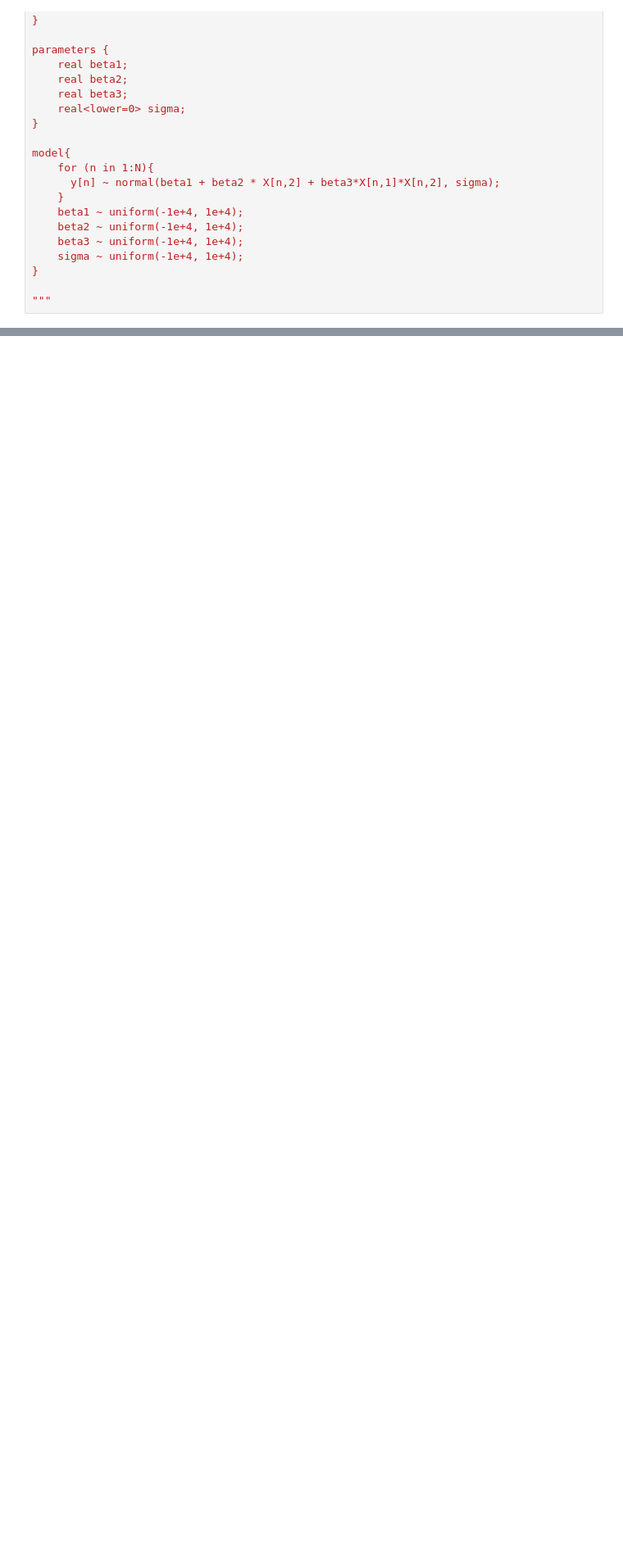
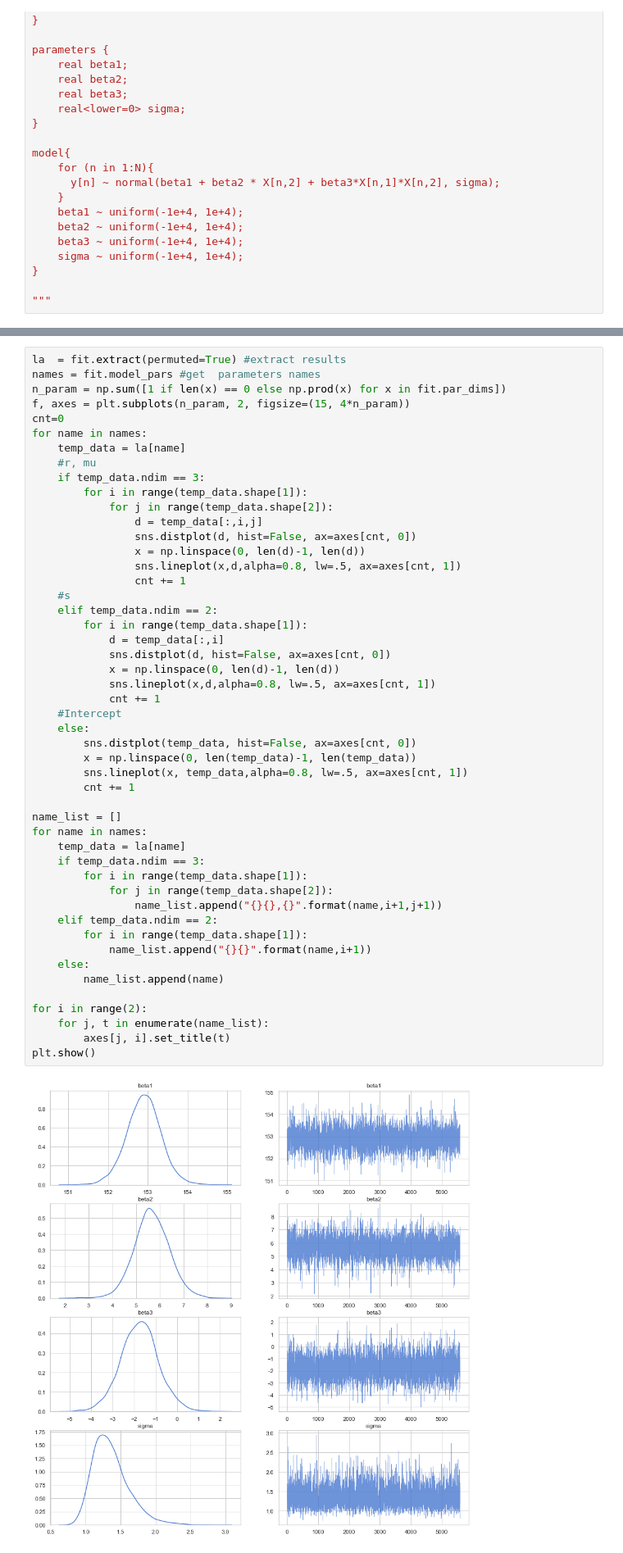
Before and after one commit to cake2357/Statistical-modeling, a Jupyter notebook: first_step_for H_bayes.ipynb, the cells around one changed output, grey strips where cells are left out. Shown at 82% size. Drawn from its saved outputs; the diff is of its cells as text; blank space fills up the shorter version.

```diff
--- a/first_step_for H_bayes.ipynb
+++ b/first_step_for H_bayes.ipynb
@@ -212,3 +174,54 @@ convergence, Rhat=1).
+# %%
+la  = fit.extract(permuted=True) #extract results
+names = fit.model_pars #get  parameters names
+n_param = np.sum([1 if len(x) == 0 else np.prod(x) for x in fit.par_dims])
+f, axes = plt.subplots(n_param, 2, figsize=(15, 4*n_param))
+cnt=0
+for name in names:
+    temp_data = la[name]
+    #r, mu
+    if temp_data.ndim == 3:
+        for i in range(temp_data.shape[1]):
+            for j in range(temp_data.shape[2]):
+                d = temp_data[:,i,j]
+                sns.distplot(d, hist=False, ax=axes[cnt, 0])
+                x = np.linspace(0, len(d)-1, len(d))
+                sns.lineplot(x,d,alpha=0.8, lw=.5, ax=axes[cnt, 1])
+                cnt += 1
+    #s
+    elif temp_data.ndim == 2:
+        for i in range(temp_data.shape[1]):
+            d = temp_data[:,i]
+            sns.distplot(d, hist=False, ax=axes[cnt, 0])
+            x = np.linspace(0, len(d)-1, len(d))
+            sns.lineplot(x,d,alpha=0.8, lw=.5, ax=axes[cnt, 1])
+            cnt += 1
+    #Intercept
+    else:
+        sns.distplot(temp_data, hist=False, ax=axes[cnt, 0])
+        x = np.linspace(0, len(temp_data)-1, len(temp_data))
+        sns.lineplot(x, temp_data,alpha=0.8, lw=.5, ax=axes[cnt, 1])
+        cnt += 1
+
+name_list = []
+for name in names:
+    temp_data = la[name]
+    if temp_data.ndim == 3:
+        for i in range(temp_data.shape[1]):
+            for j in range(temp_data.shape[2]):
+                name_list.append("{}{},{}".format(name,i+1,j+1))
+    elif temp_data.ndim == 2:
+        for i in range(temp_data.shape[1]):
+            name_list.append("{}{}".format(name,i+1))
+    else:
+        name_list.append(name)
+
+for i in range(2):
+    for j, t in enumerate(name_list):
+        axes[j, i].set_title(t)
+plt.show()
+# %% [output]
+[figure, added]
 # %% [markdown]
 ### model 2
 # %%
```
Also changed, not shown: parts of 8 cells of this notebook.
